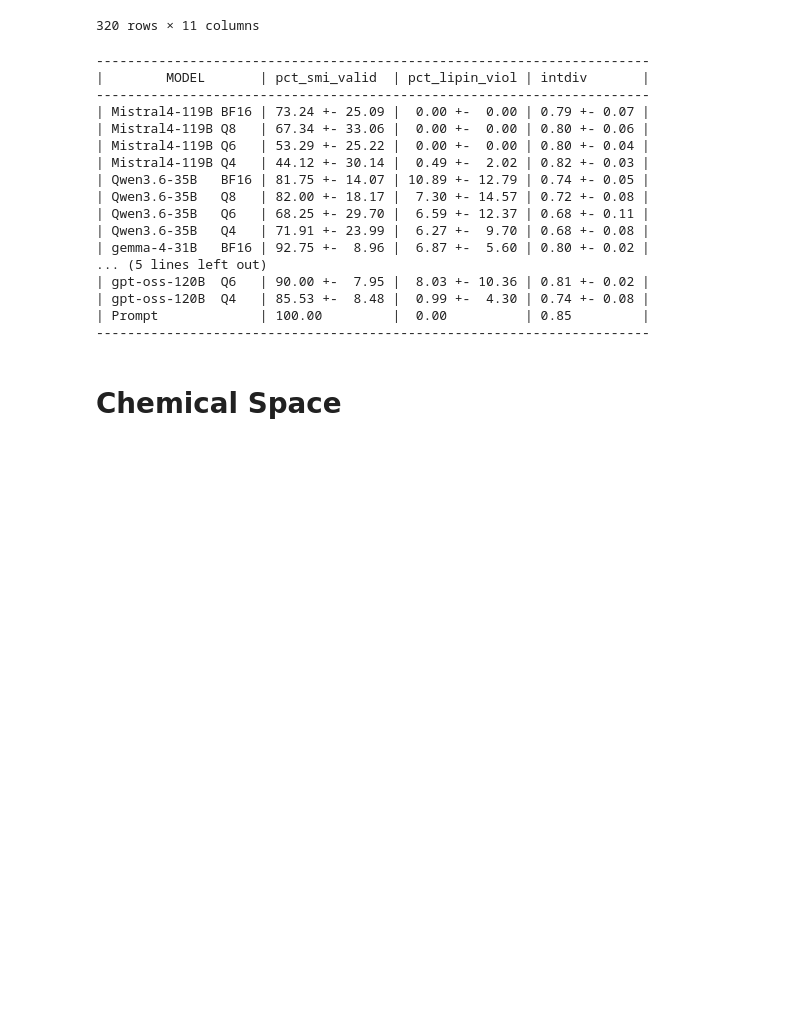
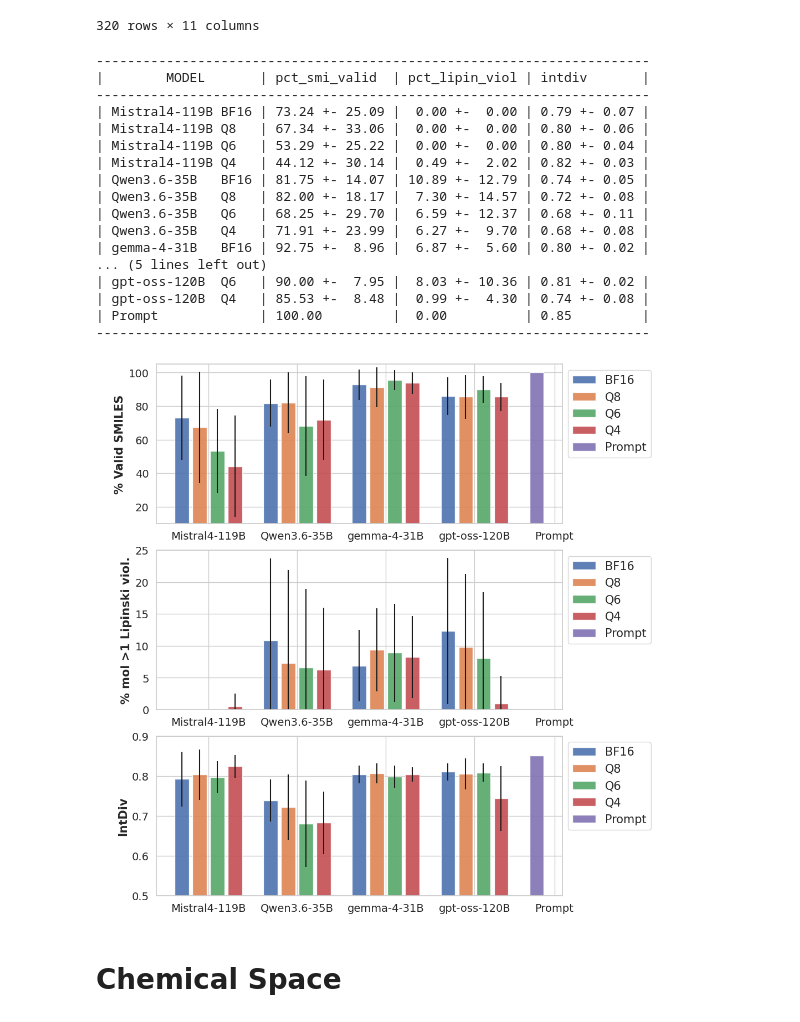
Before and after one commit to cnpem/quantization_LLM_smiles, a Jupyter notebook: src/analise_task2.ipynb, the cells around one changed output. Drawn from its saved outputs; the diff is of its cells as text; code cells hidden in the pictures; blank space fills up the shorter version.

```diff
--- a/src/analise_task2.ipynb
+++ b/src/analise_task2.ipynb
@@ -270,42 +299,85 @@ for m in lst_models:
         std = df.loc[(df['m']==m) & (df['q']==q)]['avg_viol_per_smi'].std()
         d_stats[m][q]['avg_viol_per_smi'] = (float(avg), float(std))
 # %%
+default_colors = plt.rcParams['axes.prop_cycle'].by_key()['color']
+alpha = 0.90
+
+fig, ax = plt.subplots(3, 1, figsize=(10, 10), constrained_layout=True)
+x=0
+
+#ax[0].set_title('\nvalid', fontsize=15, fontweight='bold')
+#ax[1].set_title('\nviol', fontsize=15, fontweight='bold')
+#ax[2].set_title('\nintdiv', fontsize=15, fontweight='bold')
+
+ax[0].set_ylabel('\n% Valid SMILES', fontsize=15, fontweight='bold')
+ax[1].set_ylabel('\n% mol >1 Lipinski viol.', fontsize=15, fontweight='bold')
+ax[2].set_ylabel('\nIntDiv', fontsize=15, fontweight='bold')
+
+
 print('-'*71)
 print(f'|        MODEL       | pct_smi_valid  | pct_lipin_viol | intdiv       |')
 print('-'*71)
 
-for m in lst_models:
-    for q in lst_quants:
+for n_model,m in enumerate(lst_models):
+    for n_quant, q in enumerate(lst_quants):
+        if n_model==0:
+            label=q
+        else:
+            label=''
+
         valid_avg, valid_std = d_stats[m][q]['pct_smi_valid']
         viol_avg, viol_std = d_stats[m][q]['pct_lipinski_viol']
         intdiv_avg, intdiv_std = d_stats[m][q]['intdiv']
 
+        ax[0].bar(x=x, height=valid_avg*100, yerr=valid_std*100, color=default_colors[n_quant], label=label, alpha=alpha)
+        ax[1].bar(x=x, height=viol_avg*100, yerr=viol_std*100, color=default_colors[n_quant], label=label, alpha=alpha)
+        ax[2].bar(x=x, height=intdiv_avg, yerr=intdiv_std, color=default_colors[n_quant], label=label, alpha=alpha)
+
+        x+=1
         print(f'| {m:13s} {q:4s} | \
 {valid_avg*100:5.2f} +- {valid_std*100:5.2f} | \
 {viol_avg*100:5.2f} +- {viol_std*100:5.2f} | \
 {intdiv_avg:4.2f} +- {intdiv_std:4.2f} | ')
+
     print(f'|                    |                |                |              |')
+    x+=1
+
 
 print(f'| Prompt             | {prompt_pct_smi_valid*100:5.2f}         | {prompt_pct_lipin_viol*100:5.2f}          | {prompt_intdiv:4.2f}         |')
 print('-'*71)
+
+ax[0].bar(x=x, height=prompt_pct_smi_valid*100,  color=default_colors[n_quant+1], label='Prompt', alpha=alpha)
+ax[1].bar(x=x, height=prompt_pct_lipin_viol*100, color=default_colors[n_quant+1], label='Prompt', alpha=alpha)
+ax[2].bar(x=x, height=prompt_intdiv,             color=default_colors[n_quant+1], label='Prompt', alpha=alpha)
+
+ax[0].set_ylim([10,105])
+ax[1].set_ylim([0,25])
+ax[2].set_ylim([0.50,0.90])
+
+for i in range(0,3):
+    ax[i].set_xticks([2.5-1, 7.5-1, 12.5-1, 17.5-1, 21])
+    ax[i].set_xticklabels(lst_models+['Prompt'], fontsize=14)
+    ax[i].legend(bbox_to_anchor=(1.00, 1.00), loc="upper left", fontsize=15)
+    ax[i].tick_params(axis='y', labelsize=14)
 # %% [output]
 -----------------------------------------------------------------------
 |        MODEL       | pct_smi_valid  | pct_lipin_viol | intdiv       |
 -----------------------------------------------------------------------
 | Mistral4-119B BF16 | 73.24 +- 25.09 |  0.00 +-  0.00 | 0.79 +- 0.07 |
 | Mistral4-119B Q8   | 67.34 +- 33.06 |  0.00 +-  0.00 | 0.80 +- 0.06 |
 | Mistral4-119B Q6   | 53.29 +- 25.22 |  0.00 +-  0.00 | 0.80 +- 0.04 |
 | Mistral4-119B Q4   | 44.12 +- 30.14 |  0.49 +-  2.02 | 0.82 +- 0.03 |
 | Qwen3.6-35B   BF16 | 81.75 +- 14.07 | 10.89 +- 12.79 | 0.74 +- 0.05 |
 | Qwen3.6-35B   Q8   | 82.00 +- 18.17 |  7.30 +- 14.57 | 0.72 +- 0.08 |
 | Qwen3.6-35B   Q6   | 68.25 +- 29.70 |  6.59 +- 12.37 | 0.68 +- 0.11 |
 | Qwen3.6-35B   Q4   | 71.91 +- 23.99 |  6.27 +-  9.70 | 0.68 +- 0.08 |
 | gemma-4-31B   BF16 | 92.75 +-  8.96 |  6.87 +-  5.60 | 0.80 +- 0.02 |
 ... (5 lines left out)
 | gpt-oss-120B  Q6   | 90.00 +-  7.95 |  8.03 +- 10.36 | 0.81 +- 0.02 |
 | gpt-oss-120B  Q4   | 85.53 +-  8.48 |  0.99 +-  4.30 | 0.74 +- 0.08 |
 | Prompt             | 100.00         |  0.00          | 0.85         |
 -----------------------------------------------------------------------
+[figure, added]
 # %% [markdown]
 # Chemical Space
 # %%
```
Also changed, not shown: parts of 2 cells of this notebook.
